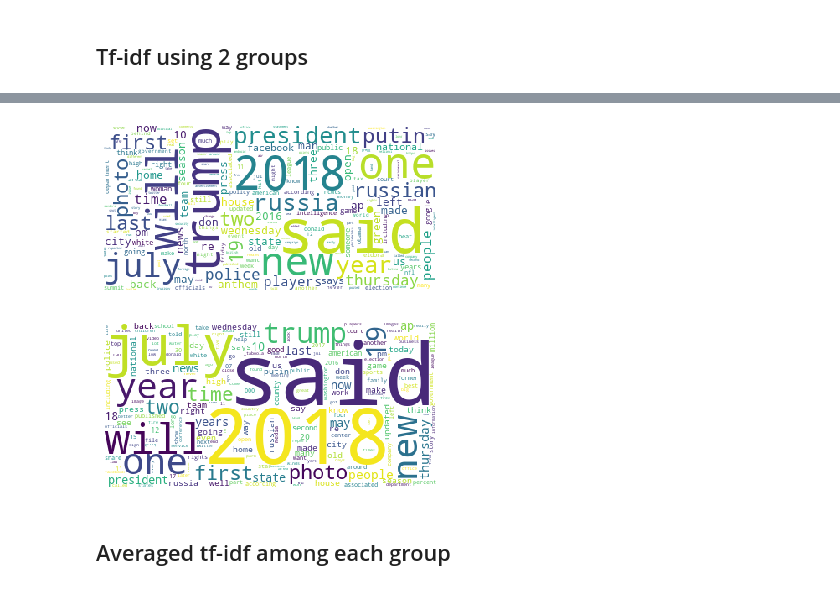
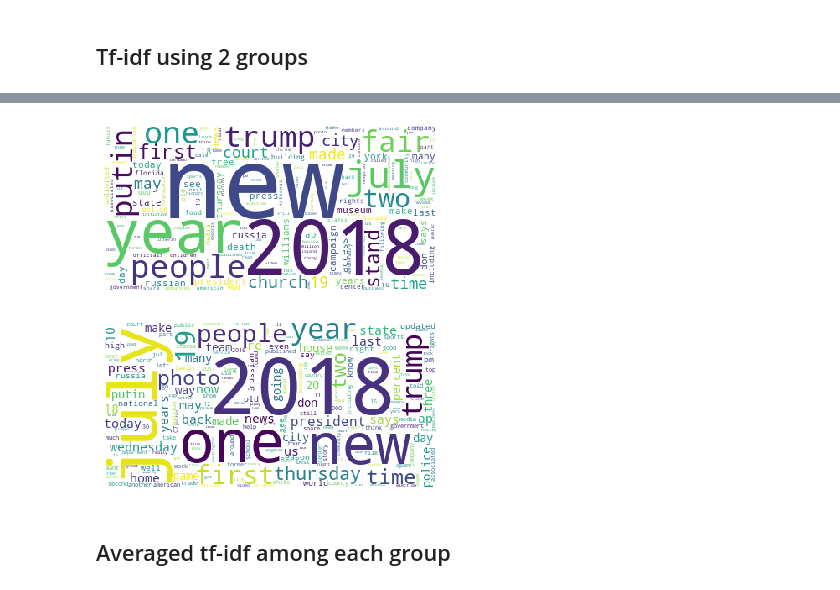
Before and after one commit to harin/cudsi-capstone-2019, a Jupyter notebook: clustering/doc2vec_clustering_evaluated.ipynb, the cells around one changed output, grey strips where cells are left out. Saved outputs shown, nothing was run; the diff lists cells and outputs as text; code cells hidden in the pictures.

```diff
--- a/clustering/doc2vec_clustering_evaluated.ipynb
+++ b/clustering/doc2vec_clustering_evaluated.ipynb
@@ -393,22 +396,22 @@ tfidfs = pd.DataFrame(vectors.toarray(), columns=vectorizer.get_feature_names())
 # %%
 from wordcloud import WordCloud, STOPWORDS
 
+stopwords = STOPWORDS
+stopwords.update(["said", "will"])
 for i in range(0, len(tfidfs)):
     d = {}
     for k,v in tfidfs.T[i].reset_index().values:
         d[k] = v
-
-    stopwords = set(STOPWORDS)
     d = {key: d[key] for key in d if key not in stopwords}
 
     wordcloud = WordCloud(background_color = 'white', stopwords=stopwords)
     wc = wordcloud.fit_words(d)
     plt.figure()
     plt.imshow(wc)
     plt.axis("off")
 # %% [output]
-[figure, old version]
+[figure, new version]
-[figure, old version]
+[figure, new version]
 # %% [markdown]
 ## Averaged tf-idf among each group
 # %%
```
Also changed, not shown: parts of 39 cells of this notebook.
